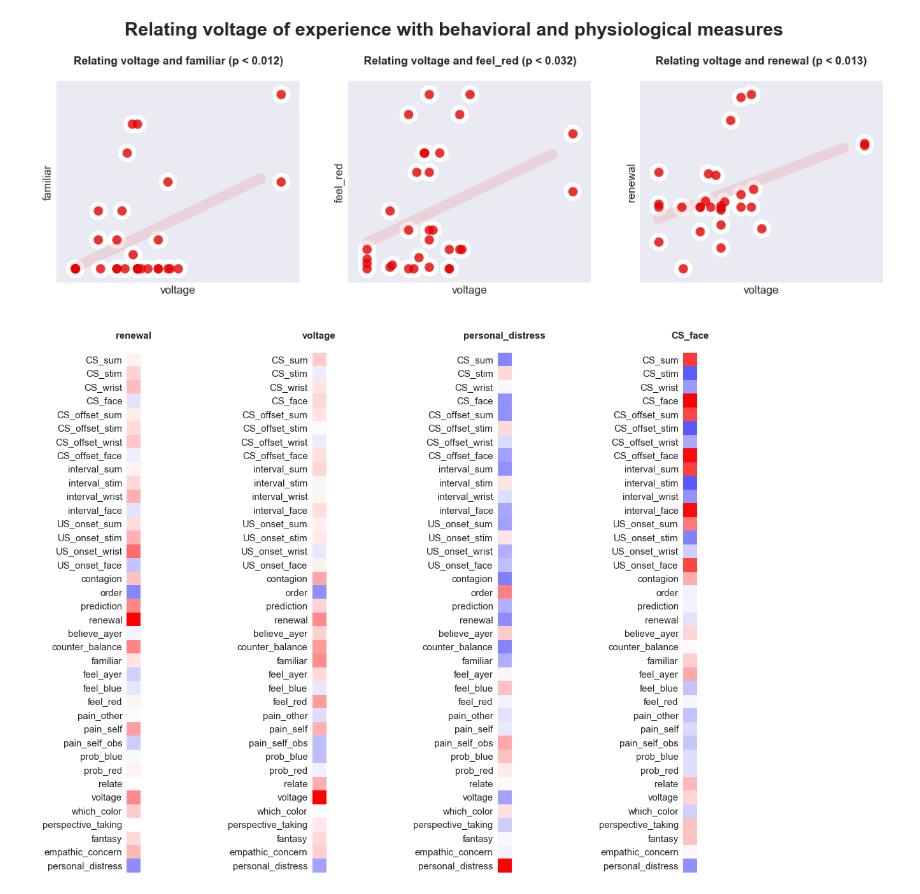
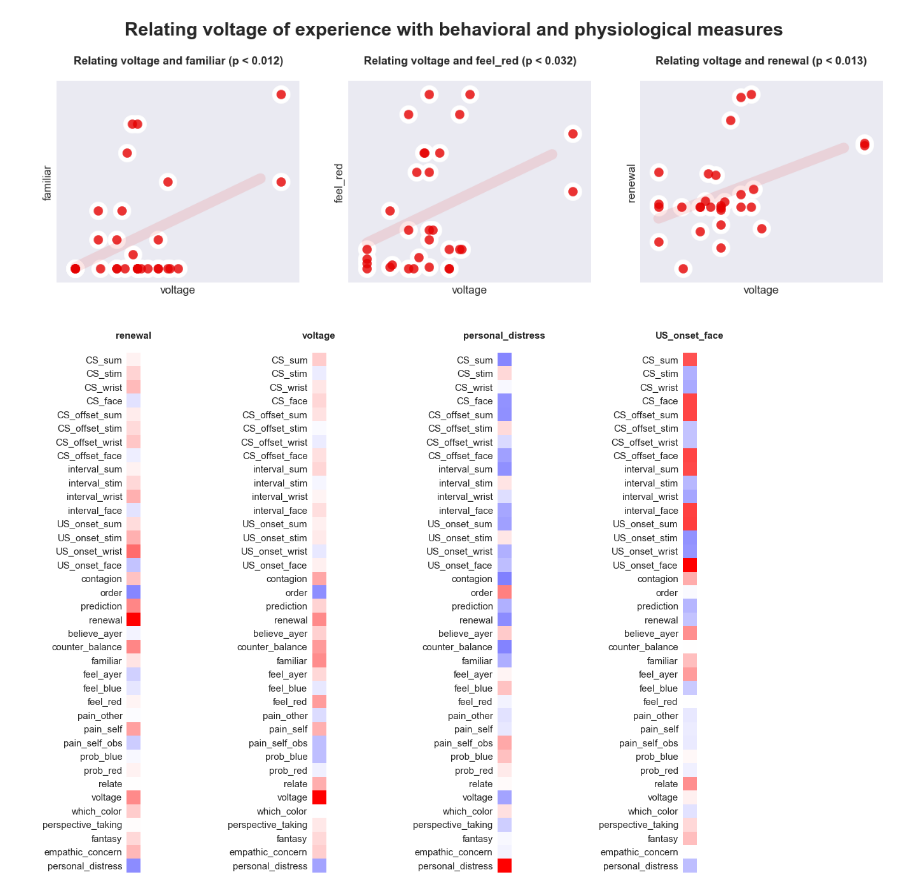
Before and after one commit to tzler/social_structure_learning, a Jupyter notebook: analysis/study_two.ipynb, the cells around one changed output. Saved outputs shown, nothing was run; the diff lists cells and outputs as text; code cells hidden in the pictures.

```diff
--- a/analysis/study_two.ipynb
+++ b/analysis/study_two.ipynb
@@ -503,16 +504,17 @@ def show_vector_of_correlations(corr_mat, _type_, ):
 complete_correlation_matrix = behave.corr()
 # %%
 figure(figsize=[20,15])
+
 subplot(1,4,1)
 show_vector_of_correlations(complete_correlation_matrix, 'renewal')
 subplot(1,4,2)
 show_vector_of_correlations(complete_correlation_matrix, 'voltage')
 subplot(1,4,3)
 show_vector_of_correlations(complete_correlation_matrix, 'personal_distress')
 subplot(1,4,4)
-show_vector_of_correlations(complete_correlation_matrix, 'CS_face')
+show_vector_of_correlations(complete_correlation_matrix, 'US_onset_face')
 # %% [output]
-[figure, old version]
+[figure, new version]
 # %%
 def show_complte_correlation_matrix():
 
```
Also changed, not shown: parts of 2 cells of this notebook, 5 other files.
